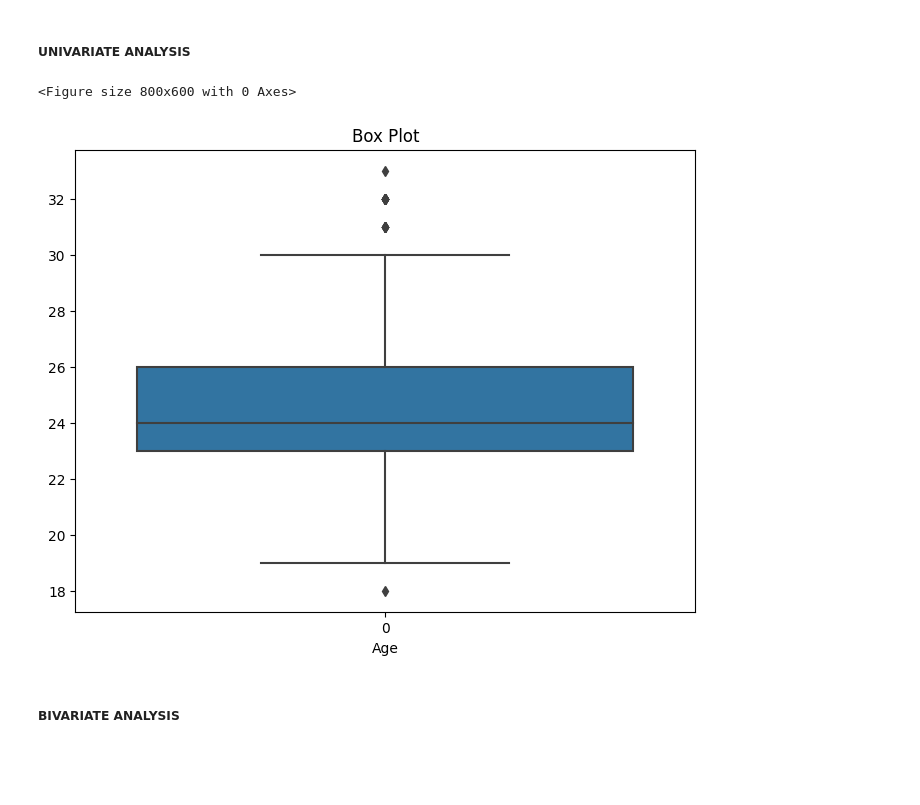
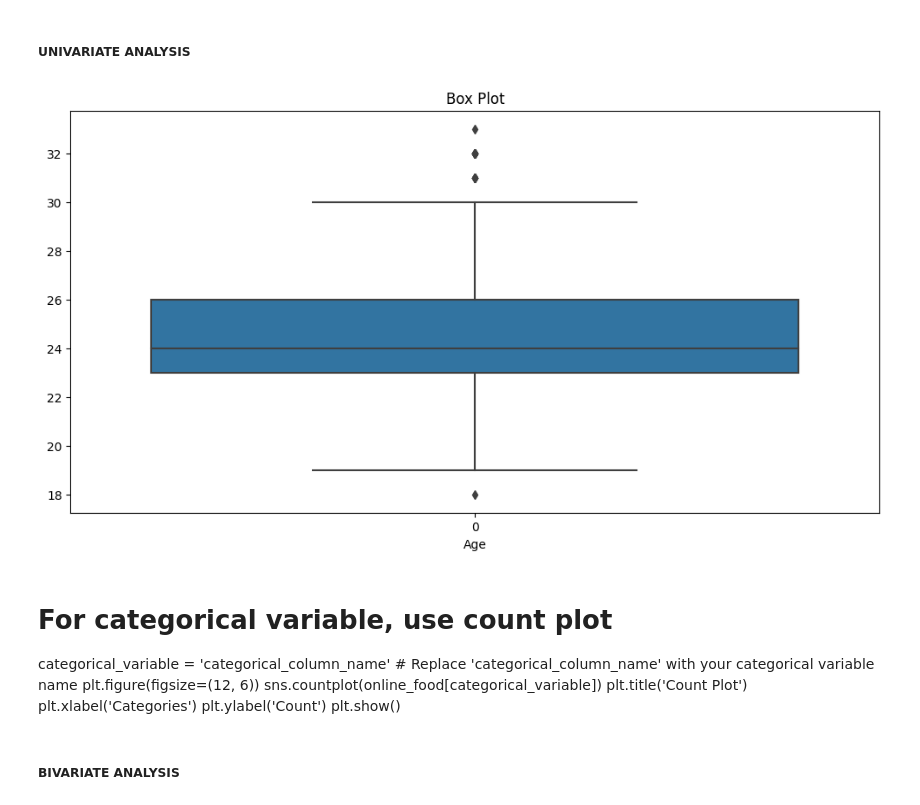
Before and after one commit to kwabenaboateng/ONLINE-FOOD, a Jupyter notebook: online food.ipynb, the cells around one changed output. Saved outputs shown, nothing was run; the diff lists cells and outputs as text; code cells hidden in the pictures; blank space fills up the shorter version.

```diff
--- a/online food.ipynb
+++ b/online food.ipynb
@@ -187,24 +187,23 @@ for column in online_food.columns:
 # %%
 # Central tendency
 mean_value = online_food['Age'].mean()
 median_value = online_food['Age'].median()
 mode_value = online_food['Age'].mode().values[0]
 
 # Variability or dispersion
 range_value = online_food['Age'].max() - online_food['Age'].min()
 variance_value = online_food['Age'].var()
 std_deviation_value = online_food['Age'].std()
 
 # Skewness and Kurtosis
 skewness_value = online_food['Age'].skew()
 kurtosis_value = online_food['Age'].kurtosis()
 
 # Visualization (box plot for numerical variable)
-plt.figure(figsize=(8, 6))
+plt.figure(figsize=(12, 6))
 sns.boxplot(online_food['Age'])
 plt.title('Box Plot')
 plt.xlabel('Age')
 plt.show()
 # %% [output]
-<Figure size 800x600 with 0 Axes>
-[figure, old version]
+[figure, new version]
@@ -220,3 +210,12 @@ plt.show()
+# %% [markdown]
+# For categorical variable, use count plot
+categorical_variable = 'categorical_column_name'  # Replace 'categorical_column_name' with your categorical variable name
+plt.figure(figsize=(12, 6))
+sns.countplot(online_food[categorical_variable])
+plt.title('Count Plot')
+plt.xlabel('Categories')
+plt.ylabel('Count')
+plt.show()
 # %% [markdown]
 ##### BIVARIATE ANALYSIS
 # %%
```
Also changed, not shown: parts of 13 cells of this notebook.
